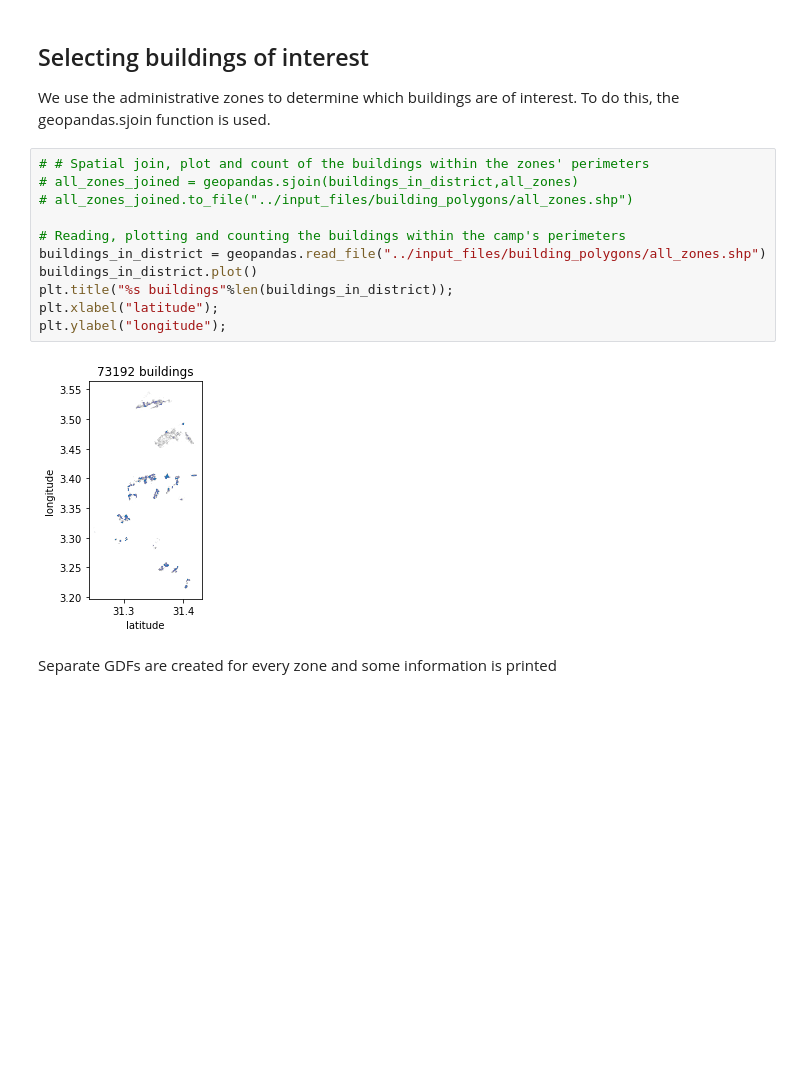
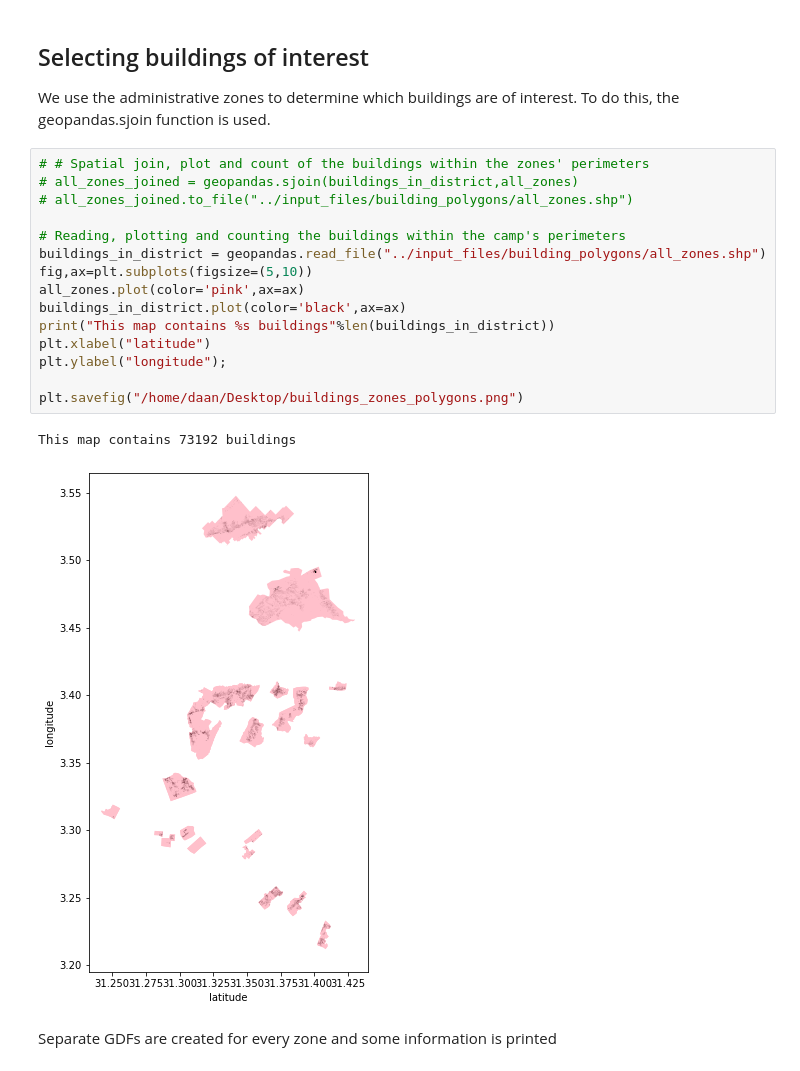
Before and after one commit to daanieo/FATM_opt, a Jupyter notebook: Data preparation.ipynb, the cells around one changed output. Saved outputs shown, nothing was run; the diff lists cells and outputs as text; blank space fills up the shorter version.

```diff
--- a/Data preparation.ipynb
+++ b/Data preparation.ipynb
@@ -81,16 +81,21 @@ We use the administrative zones to determine which buildings are of interest. To
 # %%
 # # Spatial join, plot and count of the buildings within the zones' perimeters
 # all_zones_joined = geopandas.sjoin(buildings_in_district,all_zones)
 # all_zones_joined.to_file("../input_files/building_polygons/all_zones.shp")
 
 # Reading, plotting and counting the buildings within the camp's perimeters
 buildings_in_district = geopandas.read_file("../input_files/building_polygons/all_zones.shp")
-buildings_in_district.plot()
-plt.title("%s buildings"%len(buildings_in_district));
-plt.xlabel("latitude");
+fig,ax=plt.subplots(figsize=(5,10))
+all_zones.plot(color='pink',ax=ax)
+buildings_in_district.plot(color='black',ax=ax)
+print("This map contains %s buildings"%len(buildings_in_district))
+plt.xlabel("latitude")
 plt.ylabel("longitude");
+
+plt.savefig("/home/daan/Desktop/buildings_zones_polygons.png")
 # %% [output]
+This map contains 73192 buildings
-[figure, old version]
+[figure, new version]
 # %% [markdown]
 Separate GDFs are created for every zone and some information is printed
 # %%
```
Also changed, not shown: parts of 5 cells of this notebook, 3 other files.
